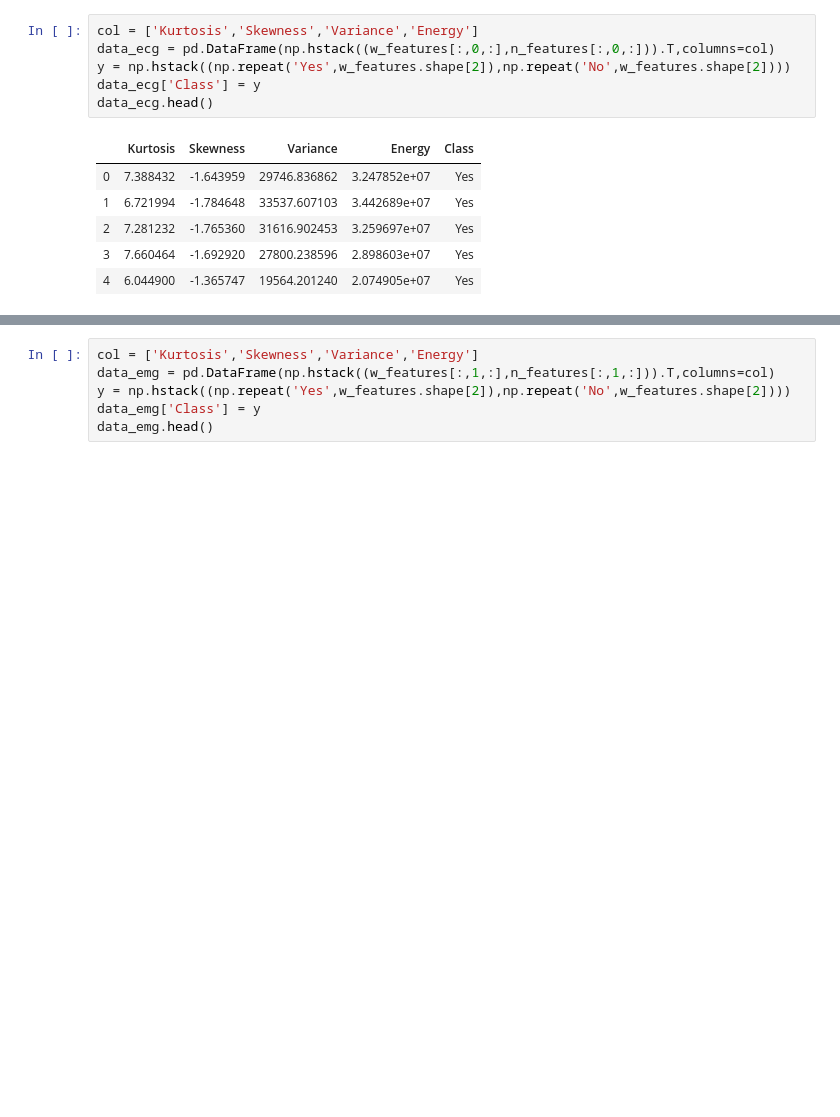
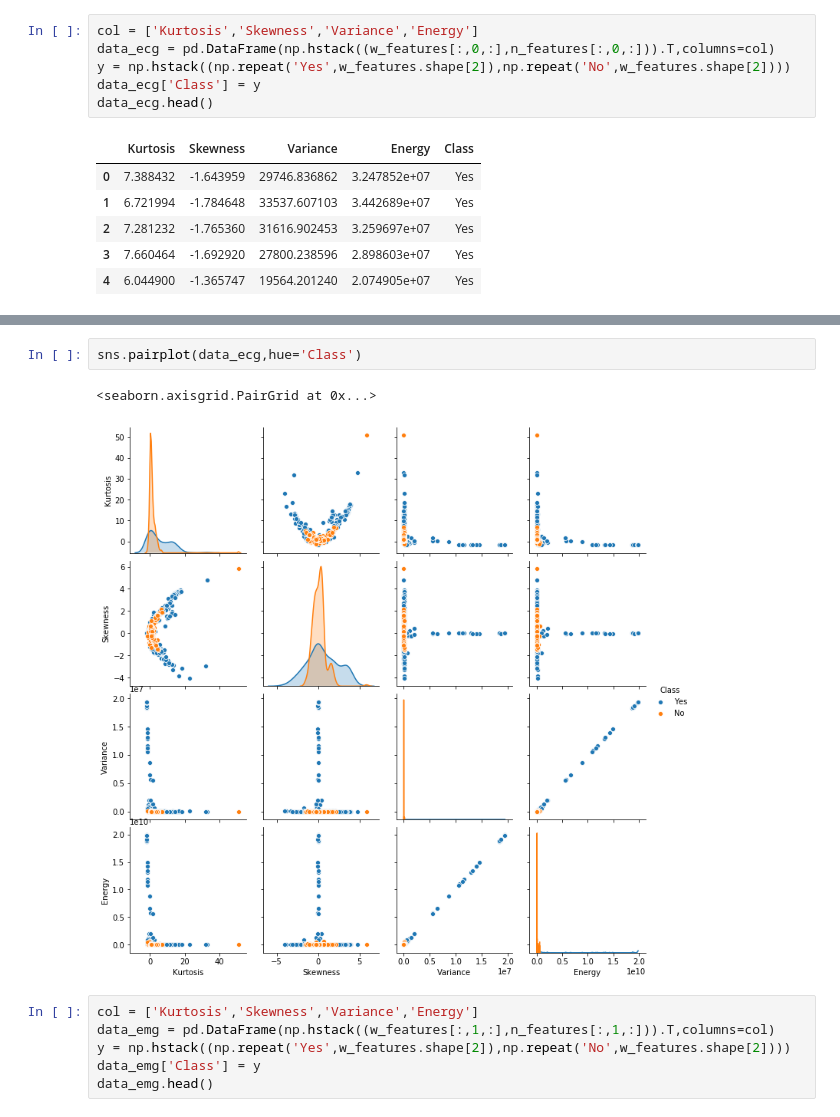
Before and after one commit to davicn/tuh_seizures, a Jupyter notebook: Notebooks/graph_windows_ecg_emg.ipynb, the cells around one changed output, grey strips where cells are left out. Cells and saved outputs as stored; diff of their text form; blank space fills up the shorter version.

```diff
--- a/Notebooks/graph_windows_ecg_emg.ipynb
+++ b/Notebooks/graph_windows_ecg_emg.ipynb
@@ -113,3 +102,8 @@ Name: Kurtosis, Length: 518, dtype: bool
+# %%
+sns.pairplot(data_ecg,hue='Class')
+# %% [output]
+<seaborn.axisgrid.PairGrid at 0x...>
+[figure, added]
 # %%
 col = ['Kurtosis','Skewness','Variance','Energy']
 data_emg = pd.DataFrame(np.hstack((w_features[:,1,:],n_features[:,1,:])).T,columns=col)
```
Also changed, not shown: parts of 8 cells of this notebook, 30 other files.
